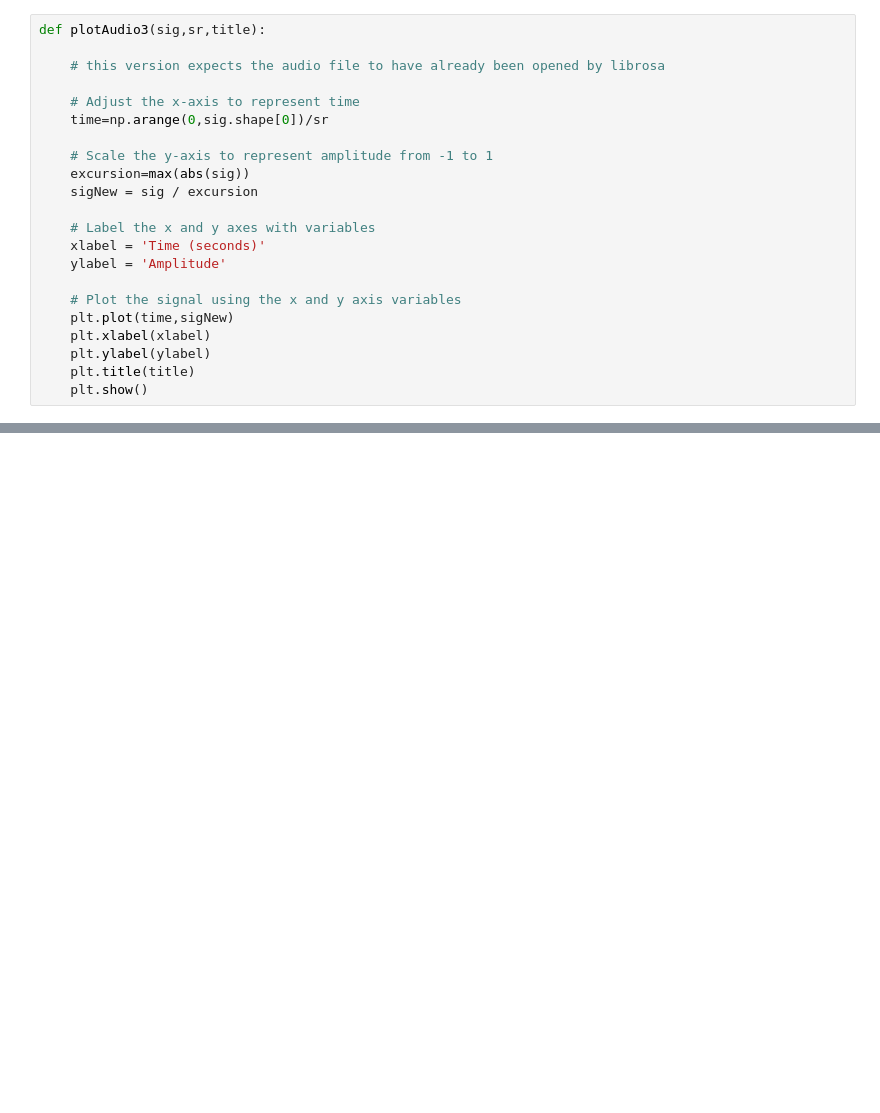
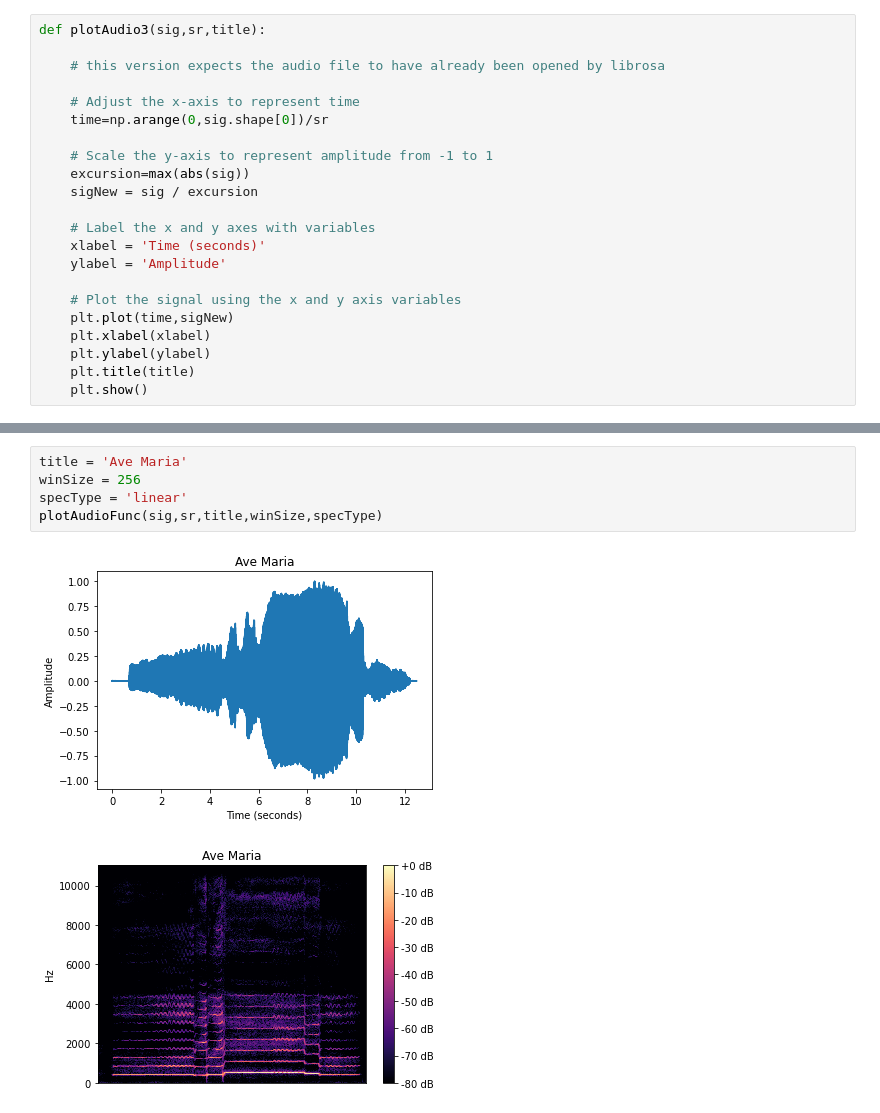
Before and after one commit to WanderingAndYoung/Music-Computing-Alex-, a Jupyter notebook: Lab Assignments/Lab 3.ipynb, the cells around one changed output, grey strips where cells are left out. Saved outputs shown, nothing was run; the diff lists cells and outputs as text; blank space fills up the shorter version.

```diff
--- a/Lab Assignments/Lab 3.ipynb
+++ b/Lab Assignments/Lab 3.ipynb
@@ -40,0 +64,8 @@ plotAudioFunc(sig,sr,title,winSize,specType):
+# %%
+title = 'Ave Maria'
+winSize = 256
+specType = 'linear'
+plotAudioFunc(sig,sr,title,winSize,specType)
+# %% [output]
+[figure, added]
+[figure, added]
```
Also changed, not shown: parts of 7 cells of this notebook.
